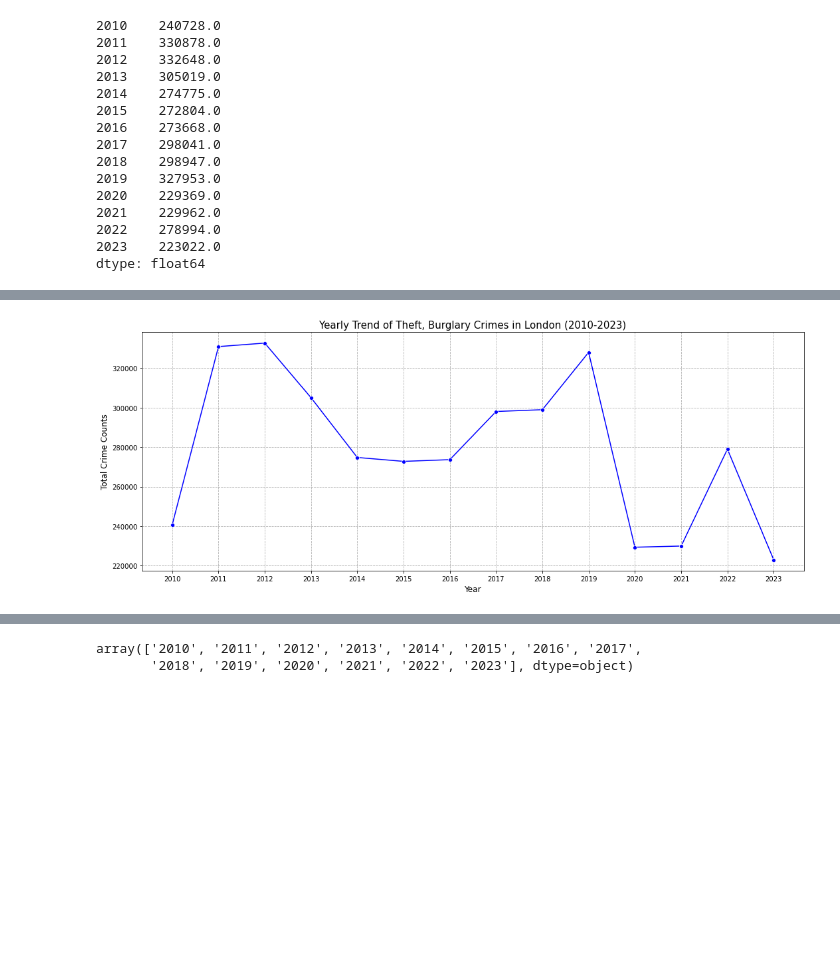
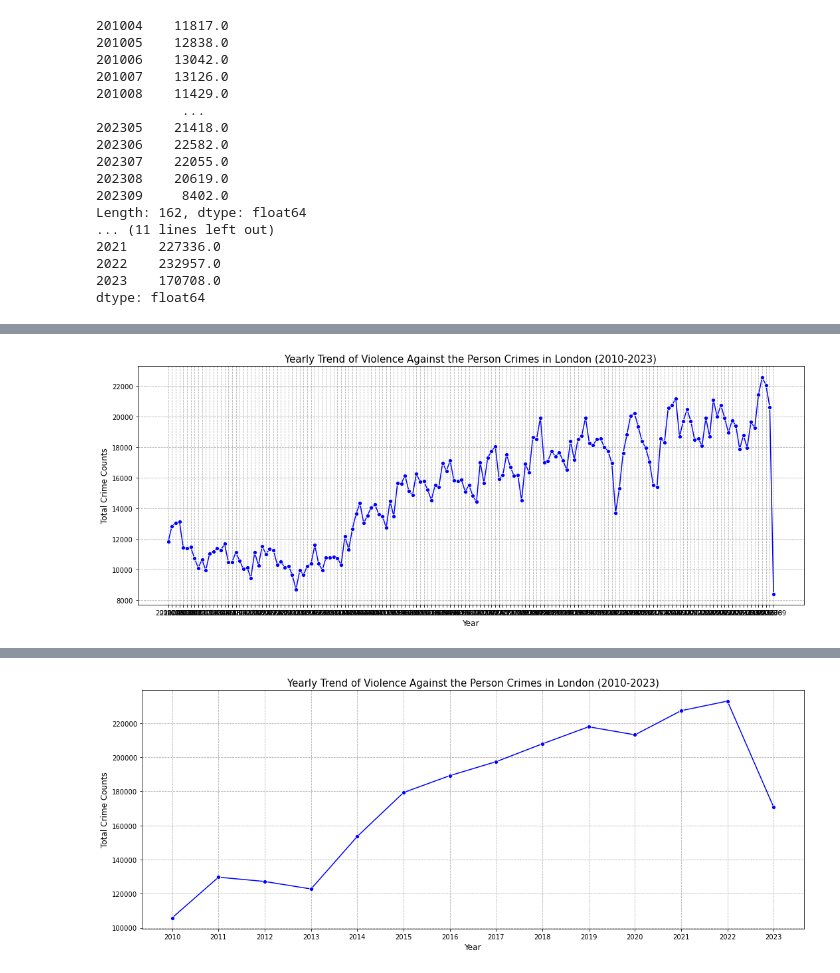
Before and after one commit to adilsaid64/london-crime, a Jupyter notebook: time-series-plots.ipynb, the cells around one changed output, grey strips where cells are left out. Saved outputs shown, nothing was run; the diff lists cells and outputs as text; code cells hidden in the pictures; blank space fills up the shorter version.

```diff
--- a/time-series-plots.ipynb
+++ b/time-series-plots.ipynb
@@ -13,7 +13,3 @@ df = load_and_process_data()
-# %%
-# Sort data by columns and create an aggregated yearly dataset
-df = df.sort_index(axis = 1).fillna(0)
-yearly_df = aggregate_to_yearly(df).sort_index(axis=1)
 # %%
 def group_by(df: pd.DataFrame, columns : list = ['Borough'], agg_func :str ='sum', sort : bool =False) -> pd.DataFrame:
     '''
@@ -62,45 +58,55 @@ group_by(df, columns = ['Borough', 'Major Category'])
 320 rows × 162 columns
 # %%
-def get_yearly_trends(df, columns : list = ['Borough', 'Major Category'], agg_func : str = 'sum', crimes : list = ['Theft']):
+def get_time_series(df, columns : list = ['Borough', 'Major Category'], agg_func : str = 'sum', crimes : list = ['Theft'], yearly : bool = False):
 
     grouped_by_borough = group_by(df = df, columns = columns, agg_func=agg_func, sort = True)
     yearly_by_borough = aggregate_to_yearly(grouped_by_borough).sort_index(axis = 1)
 
     # Filtered data by borough and by crime
-    filted_data = filter_data(df = yearly_by_borough.reset_index(), column='Major Category', category_filters = crimes).reset_index(drop = True)
+    filted_data = filter_data(df = grouped_by_borough.reset_index() if yearly == False else yearly_by_borough.reset_index(),
+                               column='Major Category', category_filters = crimes).reset_index(drop = True)
     yearly_data_sums = filted_data.drop(columns = ['Borough', 'Major Category']).sum()
 
-    return yearly_data_sums
+    return yearly_data_sums.sort_index()
 
 
 # Example Usage
-crimes = ['Theft', 'Burglary']
-yearly_sums = get_yearly_trends(df = df, crimes = crimes, agg_func='sum')
-yearly_sums
+crimes = ['Violence Against the Person']
+monthly = get_time_series(df = df, crimes = crimes, yearly=False)
+yearly = get_time_series(df = df, crimes = crimes, yearly=True)
+
+print(monthly)
+print(yearly)
 # %% [output]
-2010    240728.0
-2011    330878.0
-2012    332648.0
-2013    305019.0
-2014    274775.0
-2015    272804.0
-2016    273668.0
-2017    298041.0
-2018    298947.0
-2019    327953.0
-2020    229369.0
-2021    229962.0
-2022    278994.0
-2023    223022.0
+201004    11817.0
+201005    12838.0
+201006    13042.0
+201007    13126.0
+201008    11429.0
+           ...
+202305    21418.0
+202306    22582.0
+202307    22055.0
+202308    20619.0
+202309     8402.0
+Length: 162, dtype: float64
+... (11 lines left out)
+2021    227336.0
+2022    232957.0
+2023    170708.0
 dtype: float64
 # %%
-# Line Chart: Yearly trend of violent crimes for the entire city of London
-plt.figure(figsize=(15, 6))
-sns.lineplot(x=yearly_sums.index, y=yearly_sums.values, marker="o", color="b")
-plt.title(f'Yearly Trend of {", ".join(str(crime) for crime in crimes)} Crimes in London (2010-2023)', fontsize=15)
-plt.xlabel('Year', fontsize=12)
-plt.ylabel('Total Crime Counts', fontsize=12)
-plt.grid(True, which="both", ls="--")
-plt.tight_layout()
-plt.show()
+def static_line_plot(data, crimes):
+    plt.figure(figsize=(15, 6))
+    sns.lineplot(x=data.index, y=data.values, marker="o", color="b")
+    plt.title(f'Yearly Trend of {", ".join(str(crime) for crime in crimes)} Crimes in London (2010-2023)', fontsize=15)
+    plt.xlabel('Year', fontsize=12)
+    plt.ylabel('Total Crime Counts', fontsize=12)
+    plt.grid(True, which="both", ls="--")
+    plt.tight_layout()
+    plt.show()
+
+# Example usage
+static_line_plot(data = monthly, crimes=crimes)
+static_line_plot(data = yearly, crimes=crimes)
 # %% [output]
@@ -109 +115 @@ plt.show()
-[figure, old version]
+[figure, new version]
@@ -110,6 +118,2 @@ plt.show()
+[figure, added]
-# %%
-yearly_sums.index.values
-# %% [output]
-array(['2010', '2011', '2012', '2013', '2014', '2015', '2016', '2017',
-       '2018', '2019', '2020', '2021', '2022', '2023'], dtype=object)
 # %%
```
Also changed, not shown: parts of 6 cells of this notebook, 6 other files.
